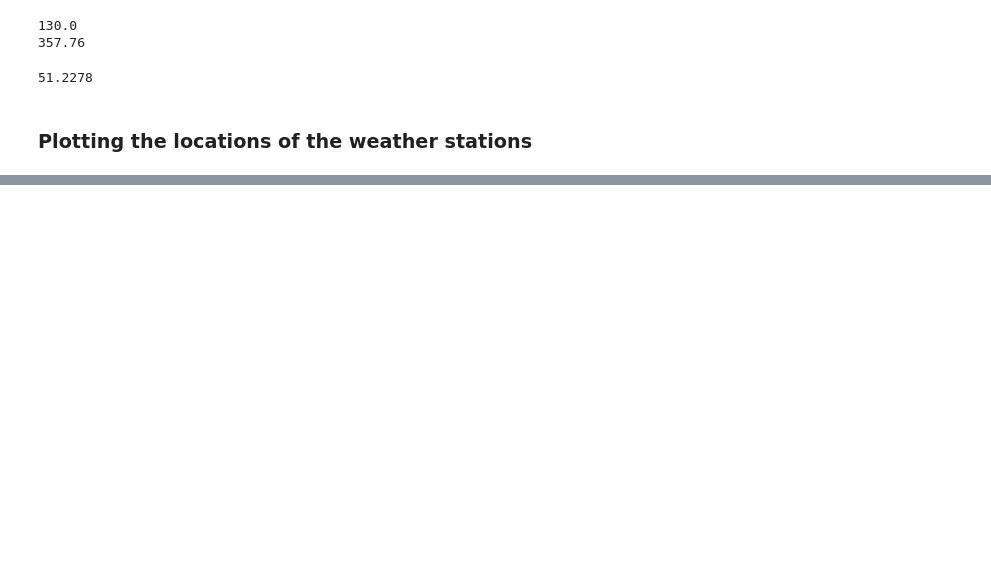
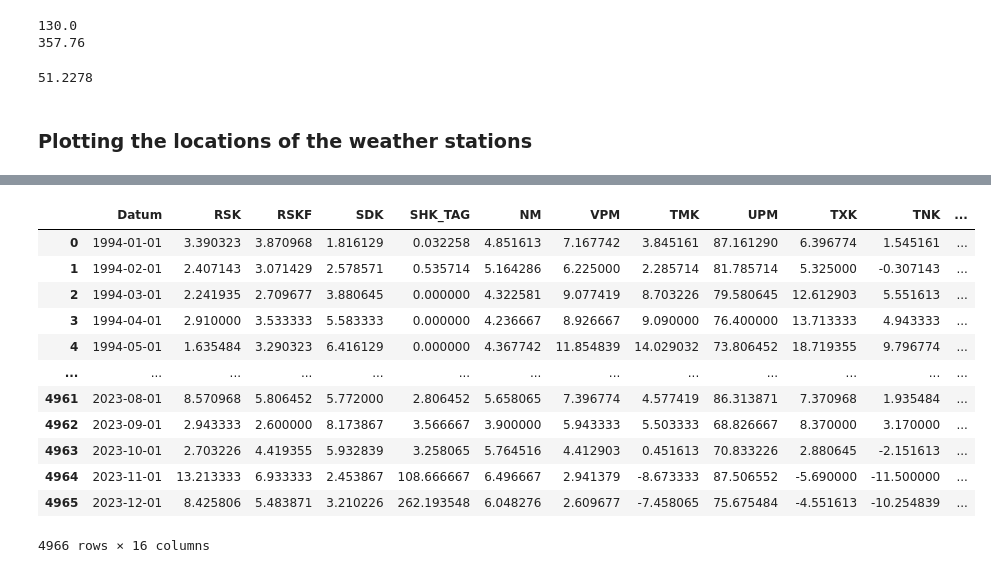
Before and after one commit to Fxvdi/dabi2-project, a Jupyter notebook: geographie.ipynb, the cells around one changed output, grey strips where cells are left out. Saved outputs shown, nothing was run; the diff lists cells and outputs as text; code cells hidden in the pictures; blank space fills up the shorter version.

```diff
--- a/geographie.ipynb
+++ b/geographie.ipynb
@@ -139,8 +142,13 @@ mittelpunkt_stationen_br = geodaten.groupby("stationsname")["geogr.breite"].mean
 mittelpunkt_stationen_la = geodaten.groupby("stationsname")["geogr.laenge"].mean()
 stations_mittelwert = geodaten.groupby("stationsname")["stationshoehe"].median()
 
+stations_id = geodaten.loc[:, ["stations_id", "stationsname"]].drop_duplicates()
+
 mittelpunkt_koordinaten = pd.merge(mittelpunkt_stationen_br,mittelpunkt_stationen_la, on="stationsname")
 mittelpunkt_koordinaten = pd.merge(mittelpunkt_koordinaten, stations_mittelwert, on="stationsname")
+mittelpunkt_koordinaten = pd.merge(mittelpunkt_koordinaten, stations_id, on="stationsname")
 
-mittelpunkt_koordinaten.reset_index(drop=False, inplace=True)
+mittelpunkt_koordinaten.reset_index(drop=True, inplace=True)
 mittelpunkt_koordinaten.to_csv("geographie.csv")
+
+mittelpunkt_koordinaten
@@ -183,3 +208,32 @@ folium.Marker(location=[durschnitt_breite, durschnitt_laenge],
 map_deutschland
 # %% [output]
 [interactive output not drawn]
+# %%
+
+ids = mittelpunkt_koordinaten["stations_id"].to_list()
+dfs = []
+for ide in ids:
+    filename = f"Daten/test/{ide}_produkt_klima_monat.csv"
+    df = pd.read_csv(filename)
+    neue_spalte = [ide] * len(df)
+    df['stations_id'] = neue_spalte
+    df['Datum'] = pd.to_datetime(df["Datum"])
+    df = df[df['Datum'] >= pd.to_datetime('1994-01-01')]
+    dfs.append(df)
+wetterdaten = pd.concat(dfs)
+wetterdaten = wetterdaten.reset_index(drop=True)
+wetterdaten
+# %% [output]
+|  | Datum | RSK | RSKF | SDK | SHK_TAG | NM | VPM | TMK | UPM | TXK | TNK | ... |
+| 0 | 1994-01-01 | 3.390323 | 3.870968 | 1.816129 | 0.032258 | 4.851613 | 7.167742 | 3.845161 | 87.161290 | 6.396774 | 1.545161 | ... |
+| 1 | 1994-02-01 | 2.407143 | 3.071429 | 2.578571 | 0.535714 | 5.164286 | 6.225000 | 2.285714 | 81.785714 | 5.325000 | -0.307143 | ... |
+| 2 | 1994-03-01 | 2.241935 | 2.709677 | 3.880645 | 0.000000 | 4.322581 | 9.077419 | 8.703226 | 79.580645 | 12.612903 | 5.551613 | ... |
+| 3 | 1994-04-01 | 2.910000 | 3.533333 | 5.583333 | 0.000000 | 4.236667 | 8.926667 | 9.090000 | 76.400000 | 13.713333 | 4.943333 | ... |
+| 4 | 1994-05-01 | 1.635484 | 3.290323 | 6.416129 | 0.000000 | 4.367742 | 11.854839 | 14.029032 | 73.806452 | 18.719355 | 9.796774 | ... |
+| ... | ... | ... | ... | ... | ... | ... | ... | ... | ... | ... | ... | ... |
+| 4961 | 2023-08-01 | 8.570968 | 5.806452 | 5.772000 | 2.806452 | 5.658065 | 7.396774 | 4.577419 | 86.313871 | 7.370968 | 1.935484 | ... |
+| 4962 | 2023-09-01 | 2.943333 | 2.600000 | 8.173867 | 3.566667 | 3.900000 | 5.943333 | 5.503333 | 68.826667 | 8.370000 | 3.170000 | ... |
+| 4963 | 2023-10-01 | 2.703226 | 4.419355 | 5.932839 | 3.258065 | 5.764516 | 4.412903 | 0.451613 | 70.833226 | 2.880645 | -2.151613 | ... |
+| 4964 | 2023-11-01 | 13.213333 | 6.933333 | 2.453867 | 108.666667 | 6.496667 | 2.941379 | -8.673333 | 87.506552 | -5.690000 | -11.500000 | ... |
+| 4965 | 2023-12-01 | 8.425806 | 5.483871 | 3.210226 | 262.193548 | 6.048276 | 2.609677 | -7.458065 | 75.675484 | -4.551613 | -10.254839 | ... |
+4966 rows × 16 columns
```
Also changed, not shown: parts of 5 cells of this notebook.
